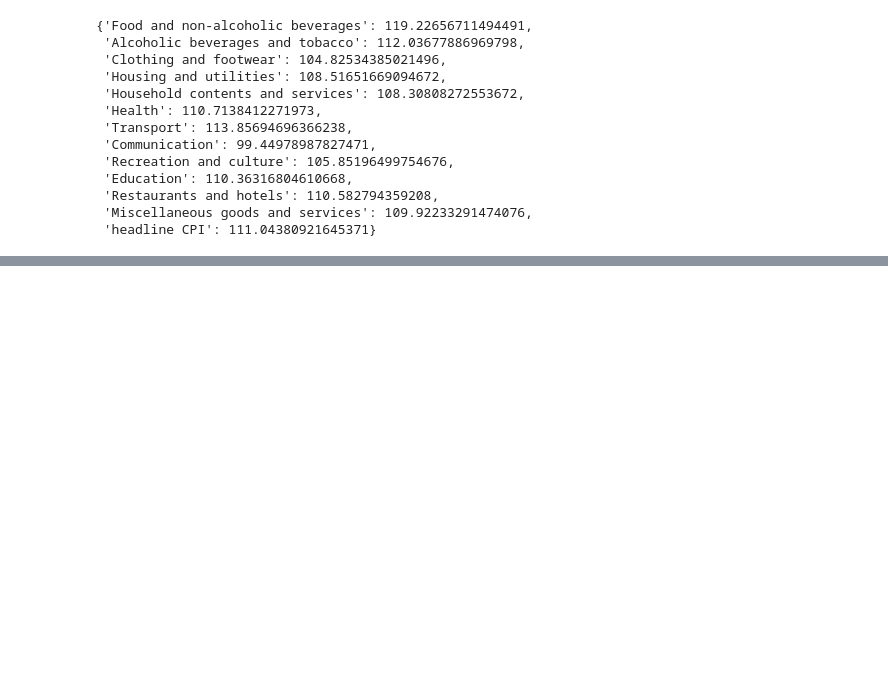
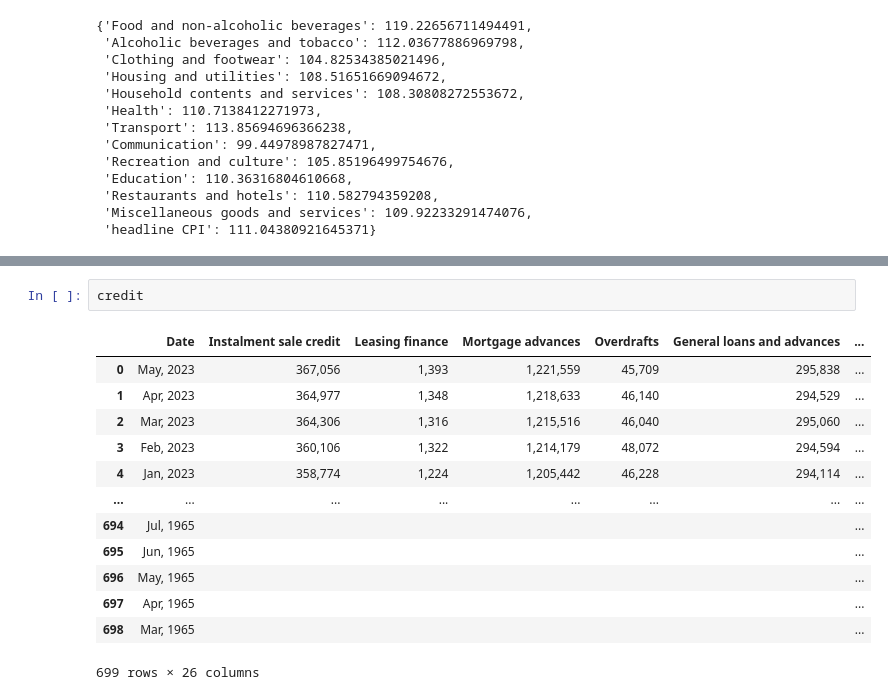
Before and after one commit to altazietsman/zindi_rmb, a Jupyter notebook: RMB-challeng2/notebooks/2023-08-28-multi-model-pipline.ipynb, the cells around one changed output, grey strips where cells are left out. Drawn from its saved outputs; the diff is of its cells as text; blank space fills up the shorter version.

```diff
--- a/RMB-challeng2/notebooks/2023-08-28-multi-model-pipline.ipynb
+++ b/RMB-challeng2/notebooks/2023-08-28-multi-model-pipline.ipynb
@@ -350,0 +411,16 @@ results_table
+# %%
+credit
+# %% [output]
+|  | Date | Instalment sale credit | Leasing finance | Mortgage advances | Overdrafts | General loans and advances | ... |
+| 0 | May, 2023 | 367,056 | 1,393 | 1,221,559 | 45,709 | 295,838 | ... |
+| 1 | Apr, 2023 | 364,977 | 1,348 | 1,218,633 | 46,140 | 294,529 | ... |
+| 2 | Mar, 2023 | 364,306 | 1,316 | 1,215,516 | 46,040 | 295,060 | ... |
+| 3 | Feb, 2023 | 360,106 | 1,322 | 1,214,179 | 48,072 | 294,594 | ... |
+| 4 | Jan, 2023 | 358,774 | 1,224 | 1,205,442 | 46,228 | 294,114 | ... |
+| ... | ... | ... | ... | ... | ... | ... | ... |
+| 694 | Jul, 1965 |  |  |  |  |  | ... |
+| 695 | Jun, 1965 |  |  |  |  |  | ... |
+| 696 | May, 1965 |  |  |  |  |  | ... |
+| 697 | Apr, 1965 |  |  |  |  |  | ... |
+| 698 | Mar, 1965 |  |  |  |  |  | ... |
+699 rows × 26 columns
```
Also changed, not shown: parts of 28 cells of this notebook, 1 other file.
